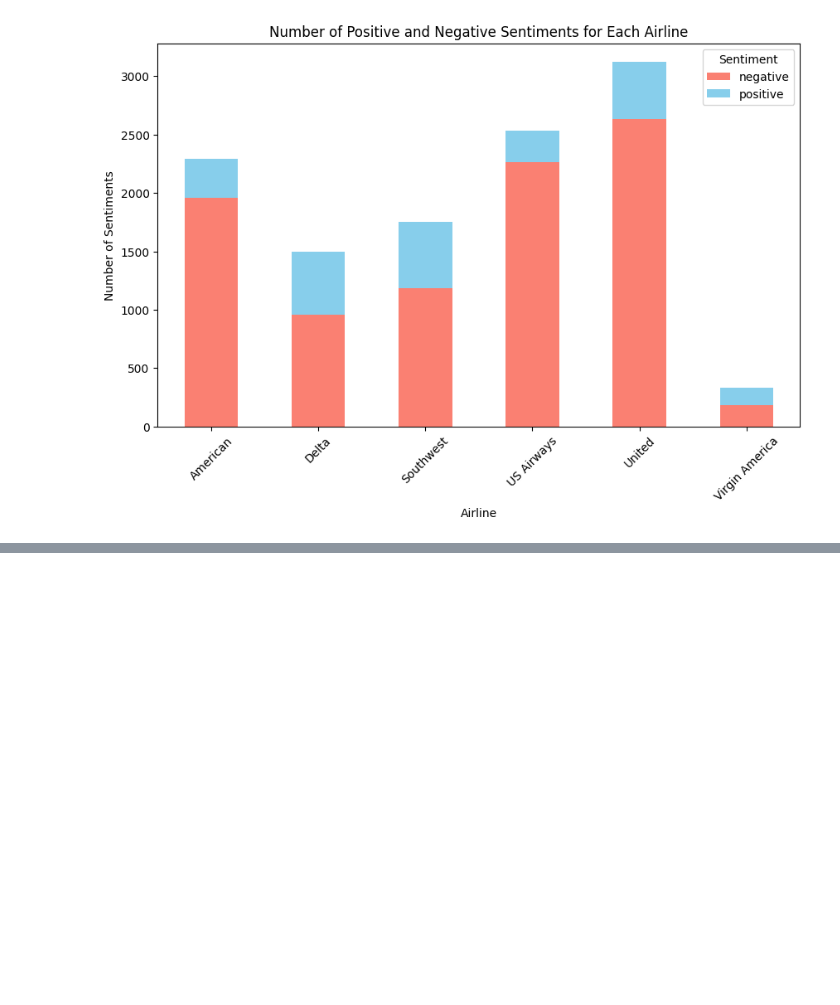
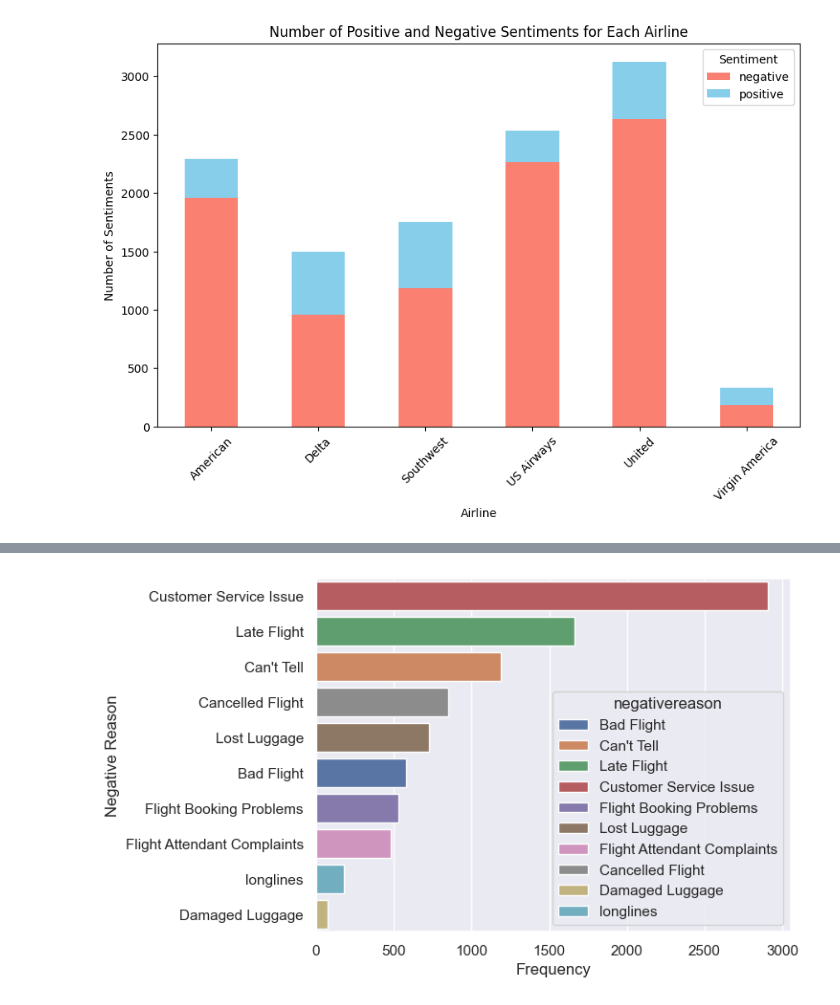
Before and after one commit to lucaswin89/Sentiment-Analysis-using-Machine-Learning-Models, a Jupyter notebook: EDA.ipynb, the cells around one changed output, grey strips where cells are left out. Saved outputs shown, nothing was run; the diff lists cells and outputs as text; code cells hidden in the pictures; blank space fills up the shorter version.

```diff
--- a/EDA.ipynb
+++ b/EDA.ipynb
@@ -123,0 +255,9 @@ plt.show()
+# %%
+# barplot shows the frequency of the different negative reasons
+sns.set(style="darkgrid")
+sns.countplot(y = 'negativereason', data = df, order = df['negativereason'].value_counts().index, hue = 'negativereason')
+plt.xlabel('Frequency')
+plt.ylabel('Negative Reason')
+plt.show()
+# %% [output]
+[figure, added]
```
Also changed, not shown: parts of 19 cells of this notebook, 3 other files.
